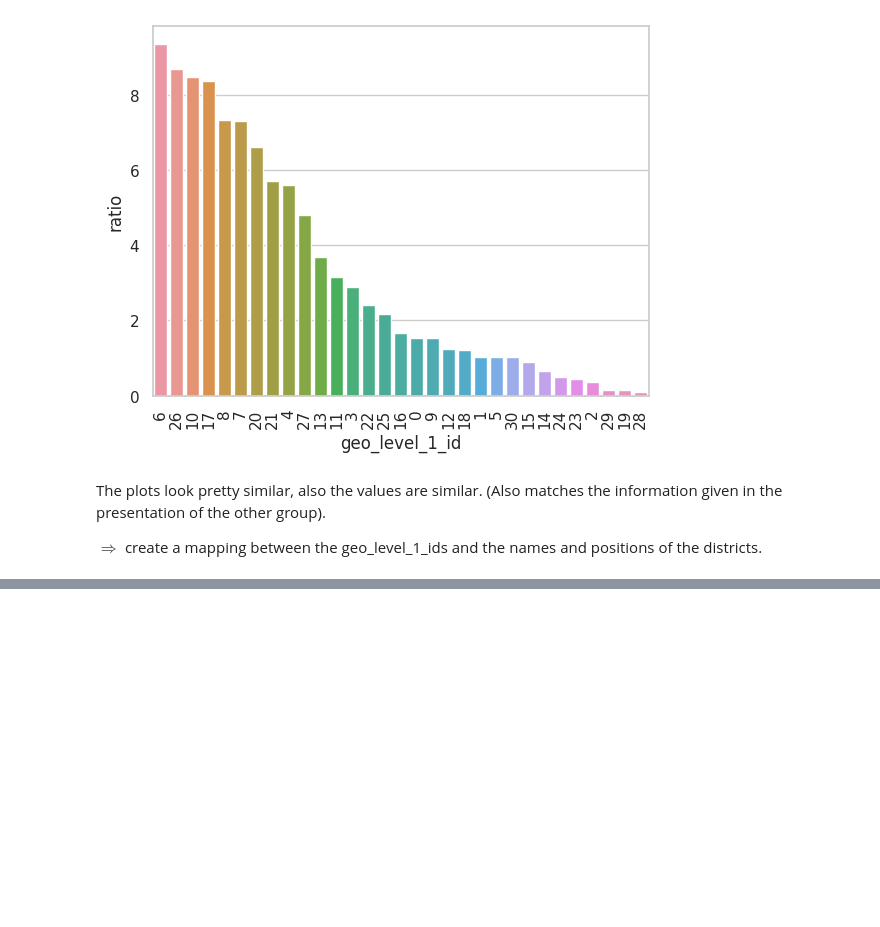
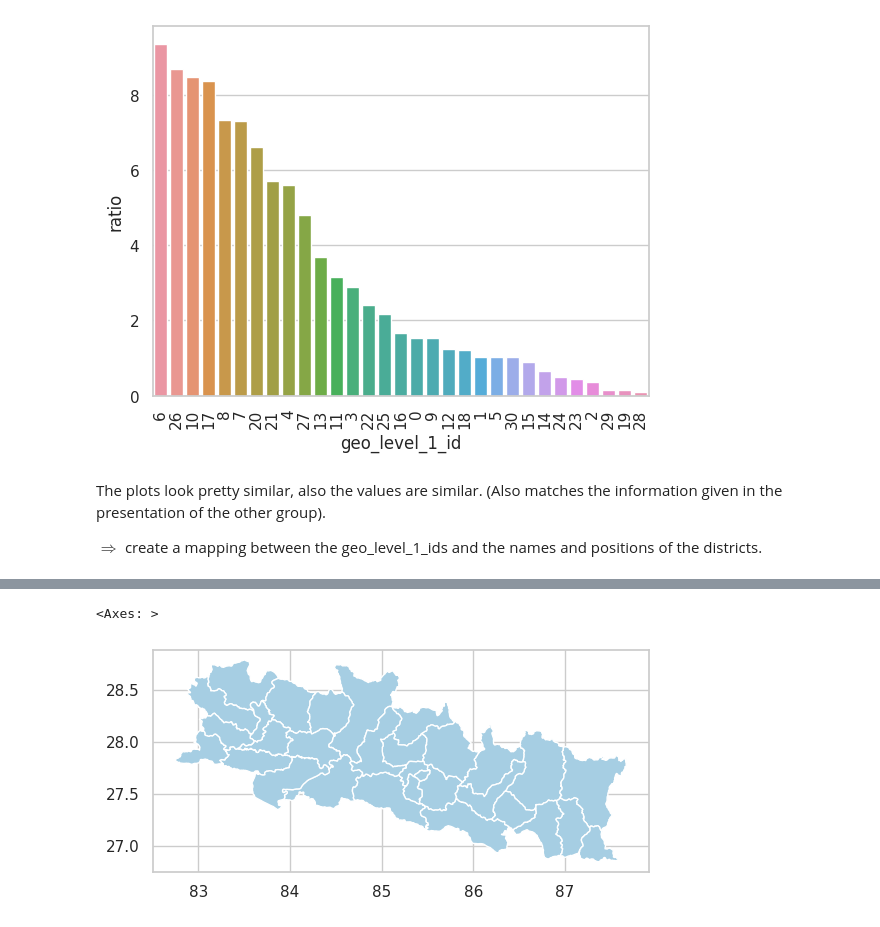
Before and after one commit to nina-prog/richters-predictor-modeling-earthquake-damage, a Jupyter notebook: notebooks/week06/week06-distance-to-epicenter.ipynb, the cells around one changed output, grey strips where cells are left out. Drawn from its saved outputs; the diff is of its cells as text; code cells hidden in the pictures; blank space fills up the shorter version.

```diff
--- a/notebooks/week06/week06-distance-to-epicenter.ipynb
+++ b/notebooks/week06/week06-distance-to-epicenter.ipynb
@@ -112,0 +203,14 @@ The information where the epicenter of the earthquake was can be found here: htt
+# %%
+replacements = {
+    "Kavrepalanchowk": "Kavrepalanchok",
+    "Sindhupalchowk" : "Sindhupalchok",
+    "Tanahun"        : "Tanahu",
+    "Solukhumbhu"    : "Solukhumbu"
+}
+
+district_mapping = district_mapping.replace(replacements)
+# %%
+shapes[shapes["dist_name"].isin(list(district_mapping["district"]))].plot()
+# %% [output]
+<Axes: >
+[figure, added]
```
Also changed, not shown: parts of 19 cells of this notebook.
